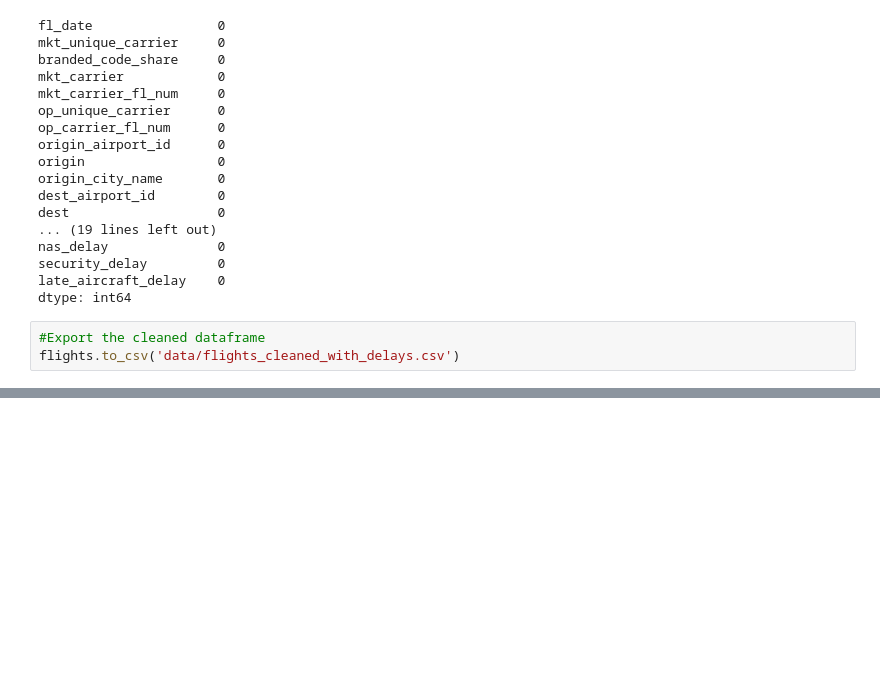
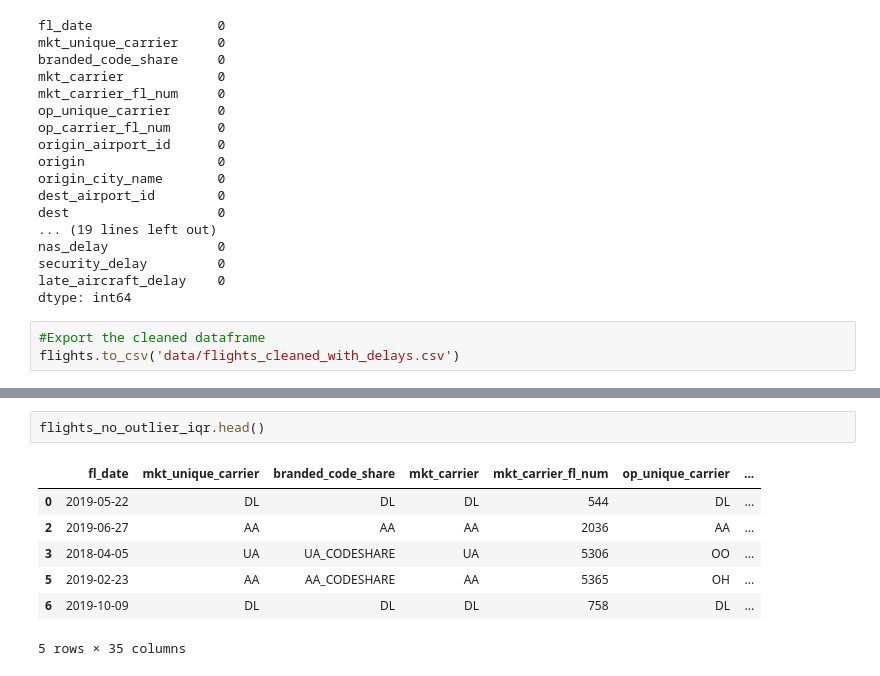
Before and after one commit to bnati5/Mid-term-project, a Jupyter notebook: data_cleaning_with_delays.ipynb, the cells around one changed output, grey strips where cells are left out. Cells and saved outputs as stored; diff of their text form; blank space fills up the shorter version.

```diff
--- a/data_cleaning_with_delays.ipynb
+++ b/data_cleaning_with_delays.ipynb
@@ -71,0 +119,10 @@ flights.to_csv('data/flights_cleaned_with_delays.csv')
+# %%
+flights_no_outlier_iqr.head()
+# %% [output]
+|  | fl_date | mkt_unique_carrier | branded_code_share | mkt_carrier | mkt_carrier_fl_num | op_unique_carrier | ... |
+| 0 | 2019-05-22 | DL | DL | DL | 544 | DL | ... |
+| 2 | 2019-06-27 | AA | AA | AA | 2036 | AA | ... |
+| 3 | 2018-04-05 | UA | UA_CODESHARE | UA | 5306 | OO | ... |
+| 5 | 2019-02-23 | AA | AA_CODESHARE | AA | 5365 | OH | ... |
+| 6 | 2019-10-09 | DL | DL | DL | 758 | DL | ... |
+5 rows × 35 columns
```
Also changed, not shown: parts of 11 cells of this notebook.
